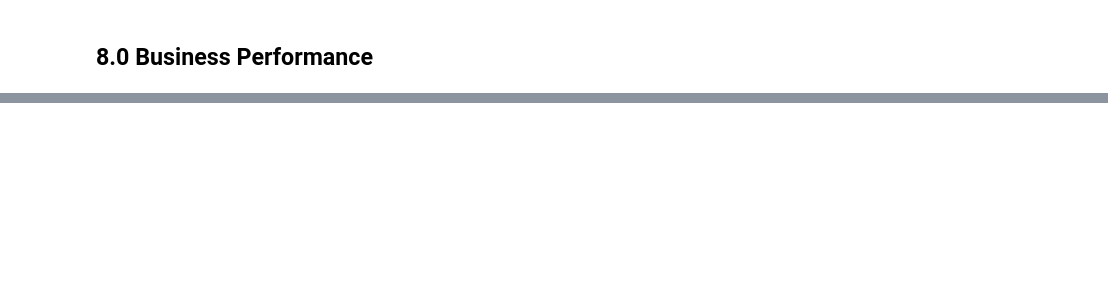
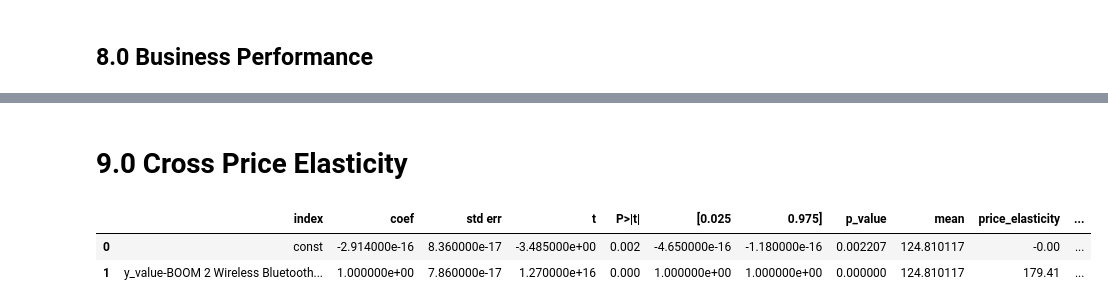
Before and after one commit to antonioorichard/elasticidade_dos_preco, a Jupyter notebook: notebook/pa06.ipynb, the cells around one changed output, grey strips where cells are left out. Saved outputs shown, nothing was run; the diff lists cells and outputs as text; code cells hidden in the pictures; blank space fills up the shorter version.

```diff
--- a/notebook/pa06.ipynb
+++ b/notebook/pa06.ipynb
@@ -1838,0 +1455,54 @@ aux
+# %% [markdown]
+# 9.0 Cross Price Elasticity
+# %%
+# Pegando todos os valores de x_price
+new_df = x_price.copy()
+
+# Pegando os valores y_demand com nome da coluna
+new_df['y_value-'+'BOOM 2 Wireless Bluetooth Speaker - Indigo'] = y_demand['BOOM 2 Wireless Bluetooth Speaker - Indigo']
+
+multi_xvalues   = new_df.loc[:, new_df.columns[1:-1]]
+multi_yvalues   = new_df.loc[:, new_df.columns[-1]]
+
+# Obter o valaor médio do preço do produto
+mean_xvalues    = np.mean(multi_xvalues)
+
+#Obter o valor médio da demanda
+mean_yvalues    = np.mean(multi_yvalues)
+
+# Regrerssão Linear
+x               = sm.add_constant(multi_yvalues)
+model           = sm.OLS( multi_yvalues, x, missing = 'drop')
+result          = model.fit()
+
+# Obtendo os resultados
+results_summary  = result.summary()
+
+# p-valores para coeficiente
+p_value         = result.pvalues
+
+# Transformando os resultado em um dataframe
+results_as_html = results_summary.tables[1].as_html()
+new_dataframe   = pd.read_html( results_as_html, header = 0, index_col = 0 ) [0]
+
+# Adicionado o p-valor ao dataframe
+new_dataframe['p_value']          = p_value
+
+# Definindo o nome do produto como index
+new_dataframe['mean']             = 'name'
+new_dataframe.reset_index()
+
+# Calculando a elasticidade cruzada
+new_dataframe['mean']             = mean_xvalues
+new_dataframe['price_elasticity'] = round((new_dataframe.coef)*(new_dataframe['mean']/mean_yvalues), 2)
+
+new_dataframe                     = new_dataframe.reset_index()
+pvalue_signicant                  = new_dataframe['p_value']
+
+# Verificando a hipótese nula (inclinação por produto)
+new_dataframe['BOOM 2 Wireless Bluetooth Speaker - Indigo' + 'CPE']  = np.where((pvalue_signicant > 0.05), 'No Effect', new_dataframe['price_elasticity'])
+new_dataframe.dropna()
+# %% [output]
+|  | index | coef | std err | t | P>|t| | [0.025 | 0.975] | p_value | mean | price_elasticity | ... |
+| 0 | const | -2.914000e-16 | 8.360000e-17 | -3.485000e+00 | 0.002 | -4.650000e-16 | -1.180000e-16 | 0.002207 | 124.810117 | -0.00 | ... |
+| 1 | y_value-BOOM 2 Wireless Bluetooth... | 1.000000e+00 | 7.860000e-17 | 1.270000e+16 | 0.000 | 1.000000e+00 | 1.000000e+00 | 0.000000 | 124.810117 | 179.41 | ... |
```
Also changed, not shown: parts of 67 cells of this notebook, 1 other file.
